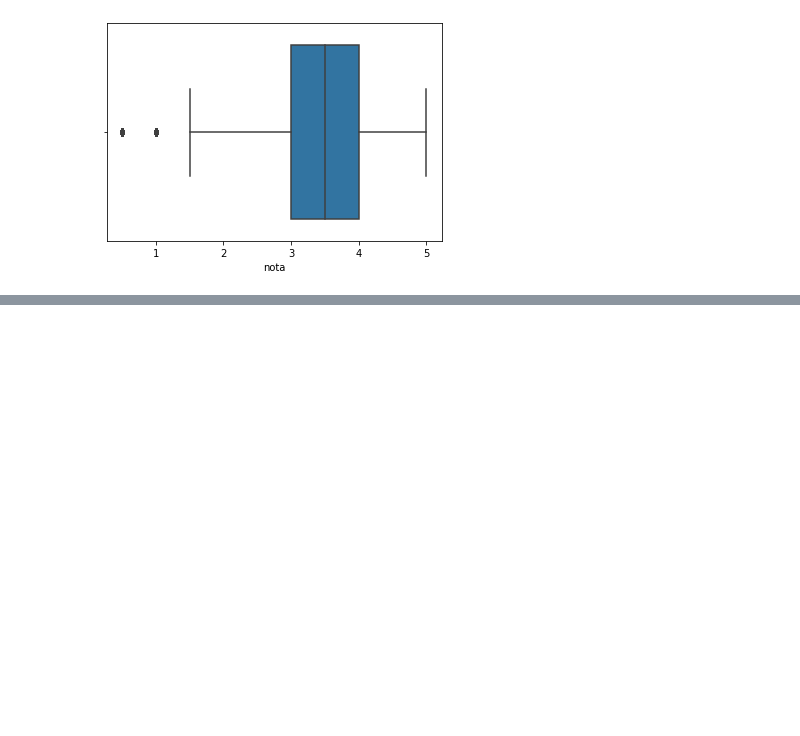
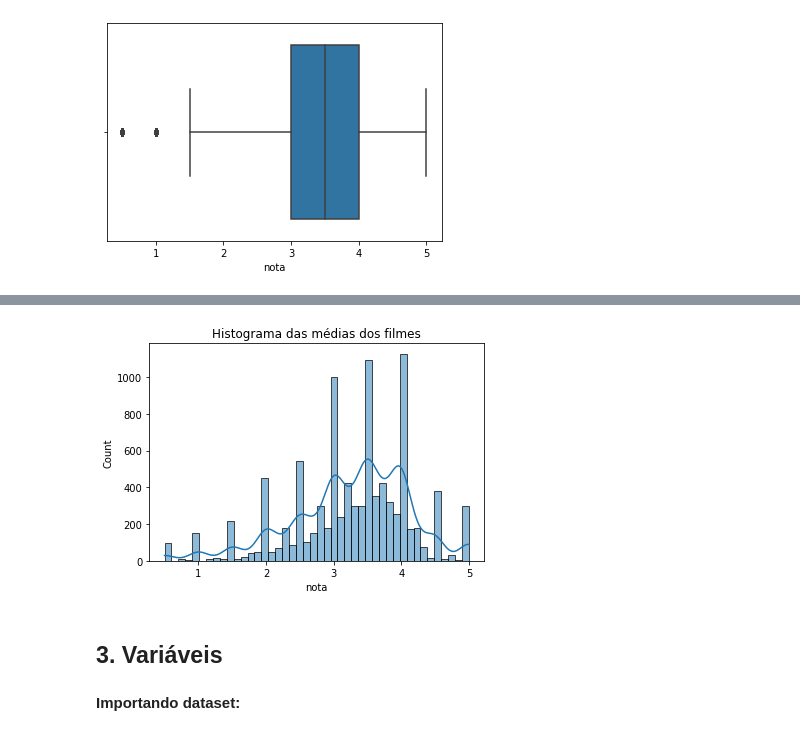
Before and after one commit to mvsampaio98/Data_Science, a Jupyter notebook: Estudos/Data_Science/1_Analise_Visualizacao_Dados.ipynb, the cells around one changed output, grey strips where cells are left out. Saved outputs shown, nothing was run; the diff lists cells and outputs as text; code cells hidden in the pictures; blank space fills up the shorter version.

```diff
--- a/Estudos/Data_Science/1_Analise_Visualizacao_Dados.ipynb
+++ b/Estudos/Data_Science/1_Analise_Visualizacao_Dados.ipynb
@@ -100,0 +172,10 @@ sns.boxplot(x = notas['nota']);
+# %%
+import matplotlib.pyplot as plt
+sns.histplot(x=medias_por_filme, kde=True);
+plt.title('Histograma das médias dos filmes');
+# %% [output]
+[figure, added]
+# %% [markdown]
+## 3. Variáveis
+# %% [markdown]
+**Importando dataset:**
```
Also changed, not shown: parts of 58 cells of this notebook, 1 other file.
